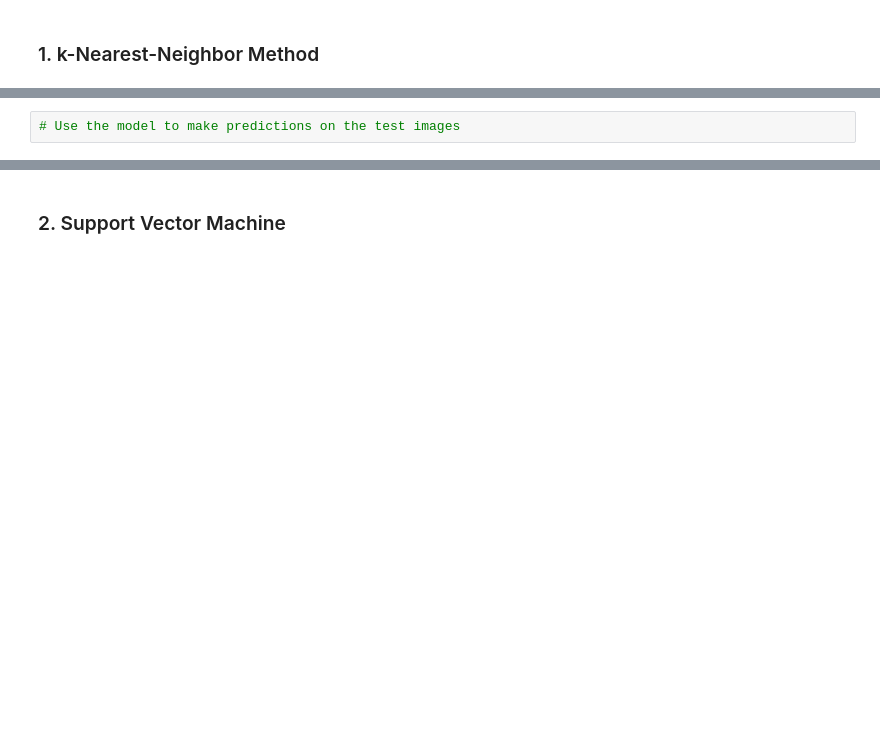
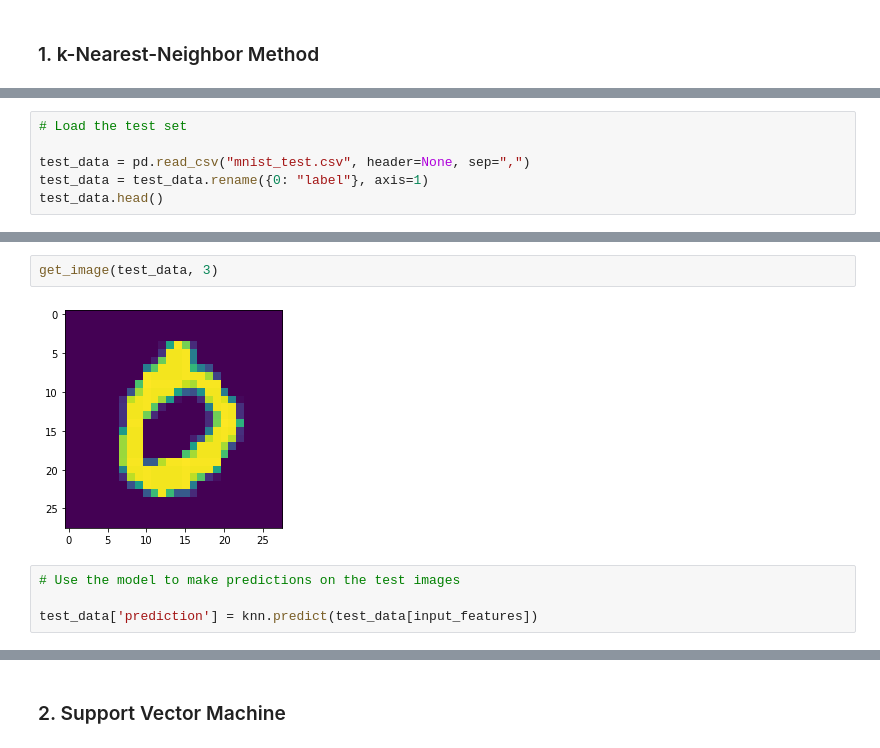
Before and after one commit to ch00226855/CMP414765Spring2021, a Jupyter notebook: Week04_ImageClassification.ipynb, the cells around one changed output, grey strips where cells are left out. Drawn from its saved outputs; the diff is of its cells as text; blank space fills up the shorter version.

```diff
--- a/Week04_ImageClassification.ipynb
+++ b/Week04_ImageClassification.ipynb
@@ -112,0 +242,6 @@ knn.fit(mnist_train_small[input_features], mnist_train_small['label'])
+# %%
+# Load the test set
+
+test_data = pd.read_csv("mnist_test.csv", header=None, sep=",")
+test_data = test_data.rename({0: "label"}, axis=1)
+test_data.head()
@@ -113,2 +256,8 @@ knn.fit(mnist_train_small[input_features], mnist_train_small['label'])
+# %%
+get_image(test_data, 3)
+# %% [output]
+[figure, added]
 # %%
 # Use the model to make predictions on the test images
+
+test_data['prediction'] = knn.predict(test_data[input_features])
```
Also changed, not shown: parts of 25 cells of this notebook.
